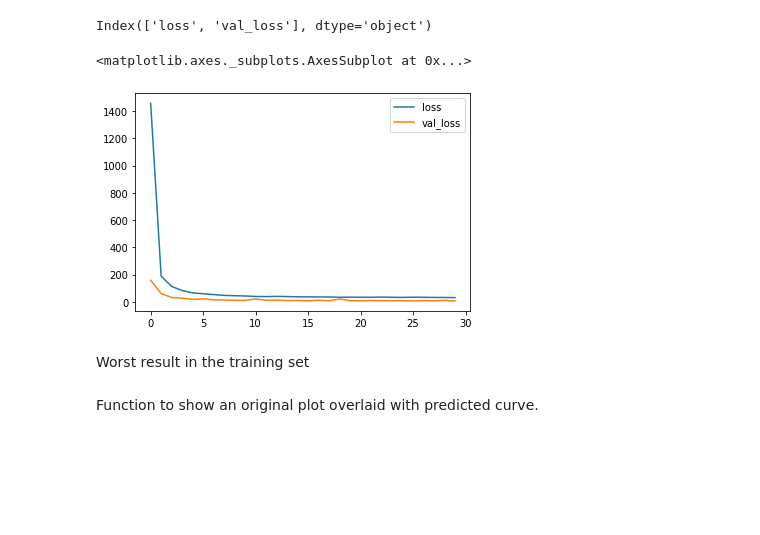
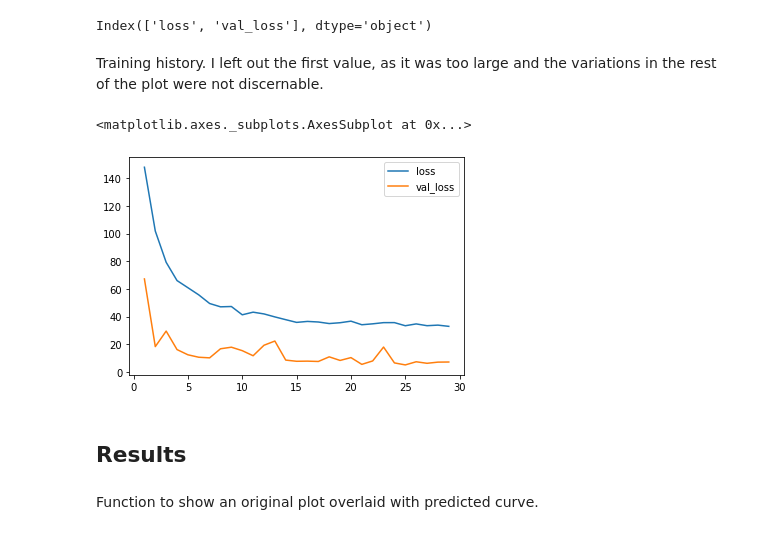
Before and after one commit to Denis-Kazakov/PlotRecognition, a Jupyter notebook: plot_recognition.ipynb, the cells around one changed output. Saved outputs shown, nothing was run; the diff lists cells and outputs as text; code cells hidden in the pictures; blank space fills up the shorter version.

```diff
--- a/plot_recognition.ipynb
+++ b/plot_recognition.ipynb
@@ -13,3 +17,3 @@ y_train = np.load('/content/gdrive/MyDrive/datasets/PlotRecognition/curves12_200
 # %%
-X_train = np.load('/content/gdrive/MyDrive/datasets/PlotRecognition/plots12_200_train.npy')
+predictors_train = np.load('/content/gdrive/MyDrive/datasets/PlotRecognition/plots_train.npy')
 # %%
@@ -25,5 +29,5 @@ X_train.shape
 # %%
-dim_x = X_train.shape[1]
-dim_y = X_train.shape[2]
+dim_x = predictors_train.shape[1]
+dim_y = predictors_train.shape[2]
 print(dim_x, dim_y)
 # %% [output]
@@ -96,8 +102,8 @@ model.compile(loss='mean_squared_error',
               optimizer='adam')
 # %%
 history = model.fit(
-    x=X_train,
-    y=y_train,
+    x=predictors_train,
+    y=response_train,
     batch_size=None,
     epochs=30,
     validation_split=0.2,
@@ -123,15 +129,17 @@ Epoch 30/30
 # %%
-history_pd = pd.DataFrame(history.history)
-history_pd.columns
+historresponse_pd = pd.DataFrame(history.history)
+historresponse_pd.columns
 # %% [output]
 Index(['loss', 'val_loss'], dtype='object')
+# %% [markdown]
+Training history. I left out the first value, as it was too large and the variations in the rest of the plot were not discernable.
 # %%
-history_pd[['loss', 'val_loss']].plot.line()
+historresponse_pd.iloc[1:].plot.line()
 # %% [output]
 <matplotlib.axes._subplots.AxesSubplot at 0x...>
-[figure, old version]
+[figure, new version]
-# %% [markdown]
-Worst result in the training set
+# %% [markdown]
+## Results
 # %% [markdown]
 Function to show an original plot overlaid with predicted curve.
 # %%
```
Also changed, not shown: parts of 40 cells of this notebook, 6 other files.
